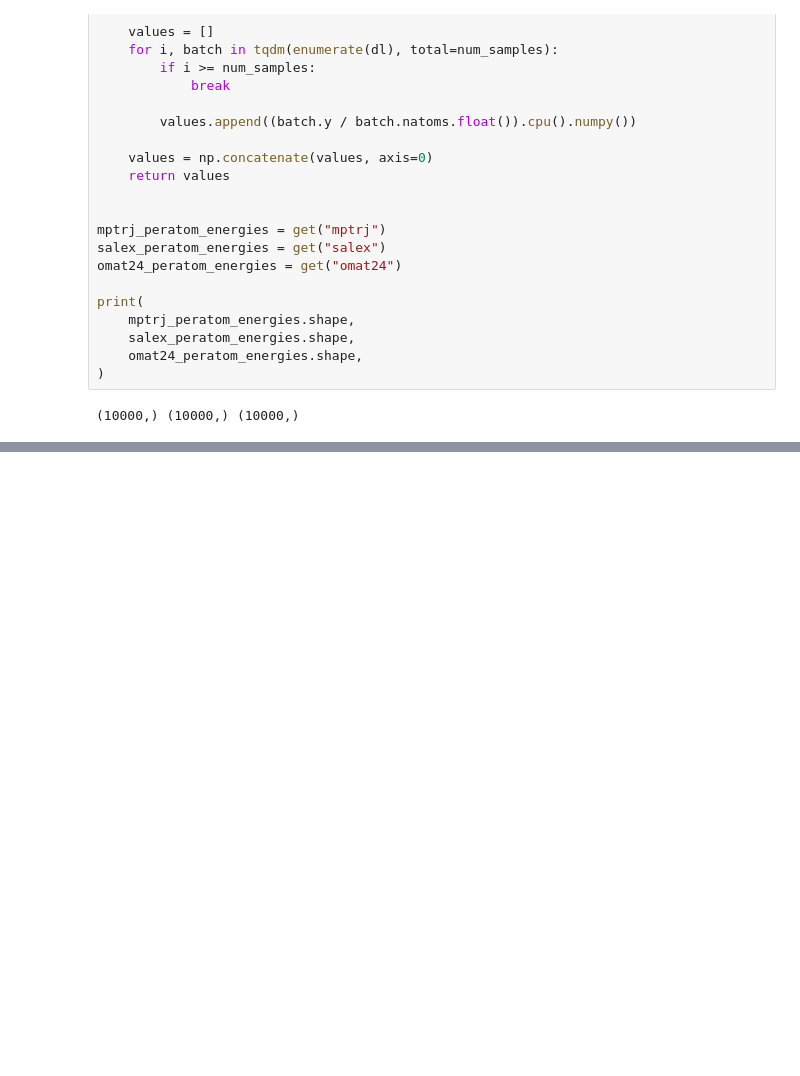
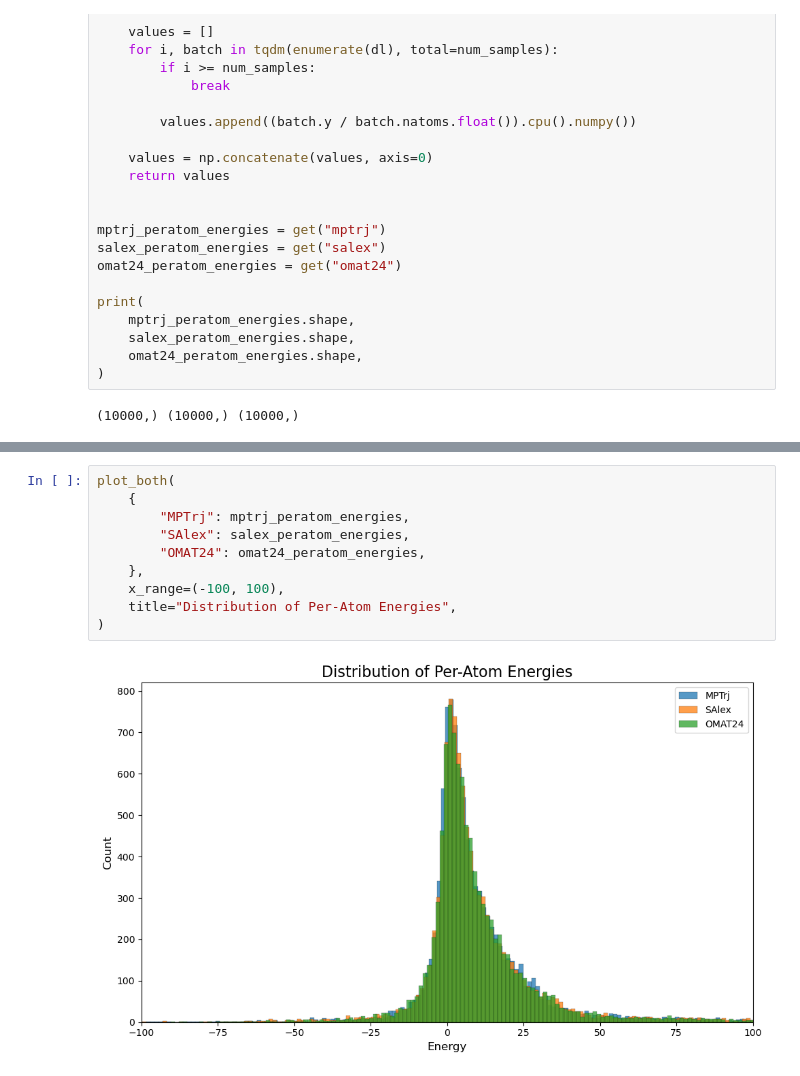
Before and after one commit to nimashoghi/jmp-backbone, a Jupyter notebook: notebooks/energy_visualization.ipynb, the cells around one changed output, grey strips where cells are left out. Drawn from its saved outputs; the diff is of its cells as text; blank space fills up the shorter version.

```diff
--- a/notebooks/energy_visualization.ipynb
+++ b/notebooks/energy_visualization.ipynb
@@ -269,0 +274,12 @@ fig.show()
+# %%
+plot_both(
+    {
+        "MPTrj": mptrj_peratom_energies,
+        "SAlex": salex_peratom_energies,
+        "OMAT24": omat24_peratom_energies,
+    },
+    x_range=(-100, 100),
+    title="Distribution of Per-Atom Energies",
+)
+# %% [output]
+[figure, added]
```
Also changed, not shown: parts of 9 cells of this notebook.
